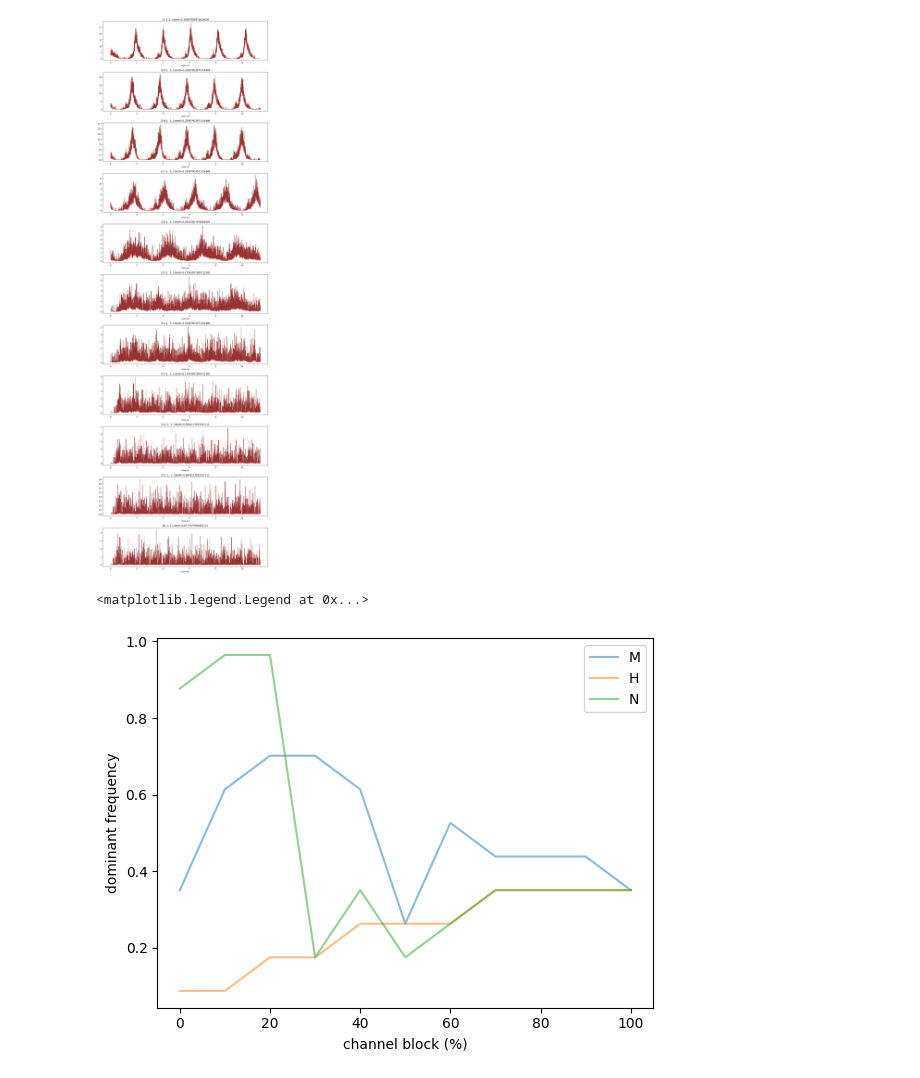
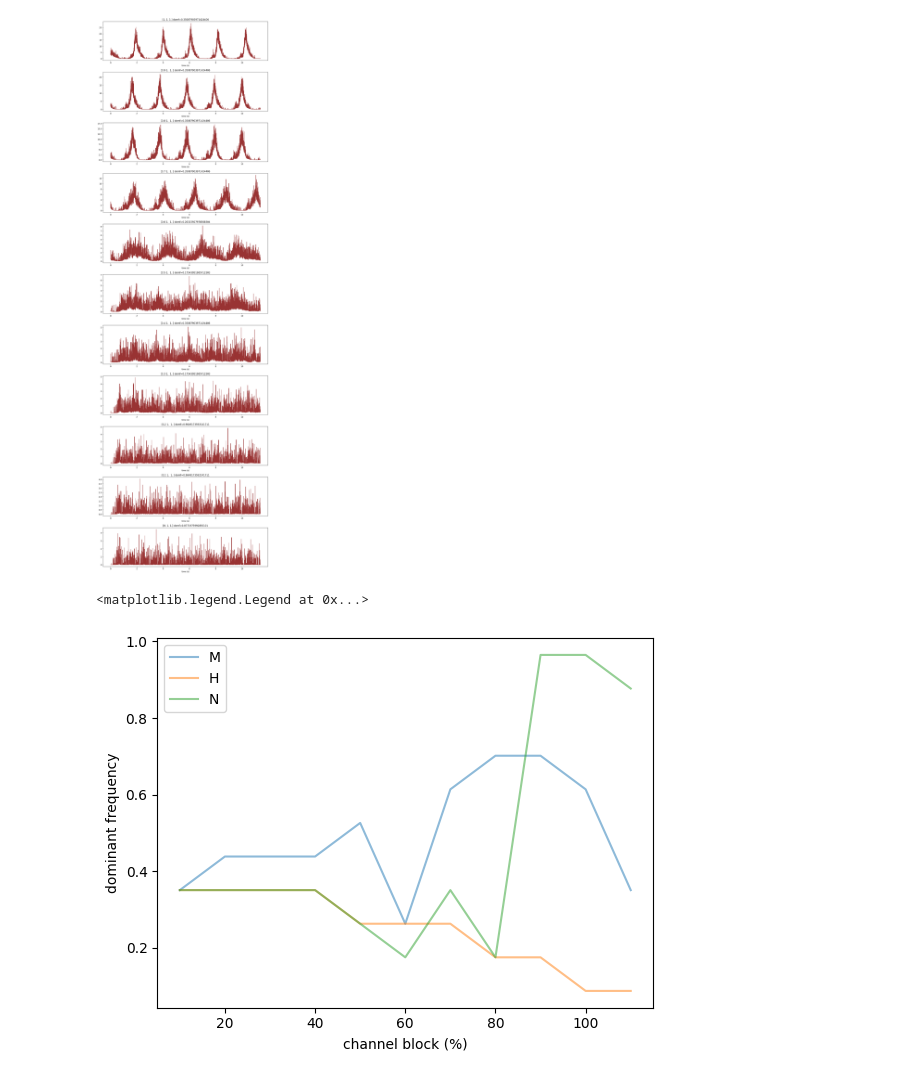
Before and after one commit to JacobDuda/M-Current-modulation-of-cortical-slow-oscillations, a Jupyter notebook: Analysis/parameter_search.ipynb, the cells around one changed output. Drawn from its saved outputs; the diff is of its cells as text; code cells hidden in the pictures.

```diff
--- a/Analysis/parameter_search.ipynb
+++ b/Analysis/parameter_search.ipynb
@@ -19,7 +19,7 @@ fig.subplots_adjust(hspace=0.3)
 
 for i in range(0,11):
     #raw = np.loadtxt(r"C:\Users\Jacob\Documents\GitHub\M-Current-modulation-of-cortical-slow-oscillations\coarse_search\Raster_"+str(i)+".txt")
-    raw = np.loadtxt(r"C:\Users\Jacob\Documents\GitHub\M-Current-modulation-of-cortical-slow-oscillations\N_parameter_search\Raster_"+str(i)+".txt")
+    raw = np.loadtxt(r"..\M_parameter_search\Raster_"+str(i)+".txt")
     raw2 = np.where(raw[:,2]==0,raw[:,1],raw[:,1]+256)
     axs[i].scatter(x=raw[:,0],y=raw2,c=raw[:,2],marker="|",alpha = 0.6)
     axs[i].set_title("[M, H, N] = " + str(cs[i,0:3]))
@@ -38,7 +38,7 @@ fig.subplots_adjust(hspace=0.3)
 domfs_m = np.zeros(11)
 
 for i in range(11):
-    raw = np.loadtxt(r"C:\Users\Jacob\Documents\GitHub\M-Current-modulation-of-cortical-slow-oscillations\M_parameter_search\LFP_"+str(i)+".txt")
+    raw = np.loadtxt(r"..\M_parameter_search\LFP_"+str(i)+".txt")
     #raw = np.loadtxt(r"C:\Users\Jacob\Documents\GitHub\M-Current-modulation-of-cortical-slow-oscillations\coarse_search\LFP_"+str(i)+".txt")
 
     #take the fourier transform
@@ -65,7 +65,7 @@ fig.subplots_adjust(hspace=0.3)
 domfs_h = np.zeros(11)
 
 for i in range(11):
-    raw = np.loadtxt(r"C:\Users\Jacob\Documents\GitHub\M-Current-modulation-of-cortical-slow-oscillations\H_parameter_search\LFP_"+str(i)+".txt")
+    raw = np.loadtxt(r"..\H_parameter_search\LFP_"+str(i)+".txt")
     #raw = np.loadtxt(r"C:\Users\Jacob\Documents\GitHub\M-Current-modulation-of-cortical-slow-oscillations\coarse_search\LFP_"+str(i)+".txt")
 
     #take the fourier transform
@@ -92,7 +92,7 @@ fig.subplots_adjust(hspace=0.3)
 domfs_n = np.zeros(11)
 
 for i in range(11):
-    raw = np.loadtxt(r"C:\Users\Jacob\Documents\GitHub\M-Current-modulation-of-cortical-slow-oscillations\N_parameter_search\LFP_"+str(i)+".txt")
+    raw = np.loadtxt(r"..\N_parameter_search\LFP_"+str(i)+".txt")
     #raw = np.loadtxt(r"C:\Users\Jacob\Documents\GitHub\M-Current-modulation-of-cortical-slow-oscillations\coarse_search\LFP_"+str(i)+".txt")
 
     #take the fourier transform
@@ -109,12 +109,12 @@ for i in range(11):
 # %% [output]
 [figure]
 # %%
-plt.plot(np.arange(0,110,10),domfs_m, label="M",alpha=0.5)
-plt.plot(np.arange(0,110,10),domfs_h, label="H",alpha=0.5)
-plt.plot(np.arange(0,110,10),domfs_n, label="N",alpha=0.5)
+plt.plot(np.arange(110,0,-10),domfs_m, label="M",alpha=0.5)
+plt.plot(np.arange(110,0,-10),domfs_h, label="H",alpha=0.5)
+plt.plot(np.arange(110,0,-10),domfs_n, label="N",alpha=0.5)
 plt.ylabel("dominant frequency")
 plt.xlabel("channel block (%)")
 plt.legend()
 # %% [output]
 <matplotlib.legend.Legend at 0x...>
-[figure, old version]
+[figure, new version]
```
Also changed, not shown: parts of 1 cell of this notebook, 1 other file.
